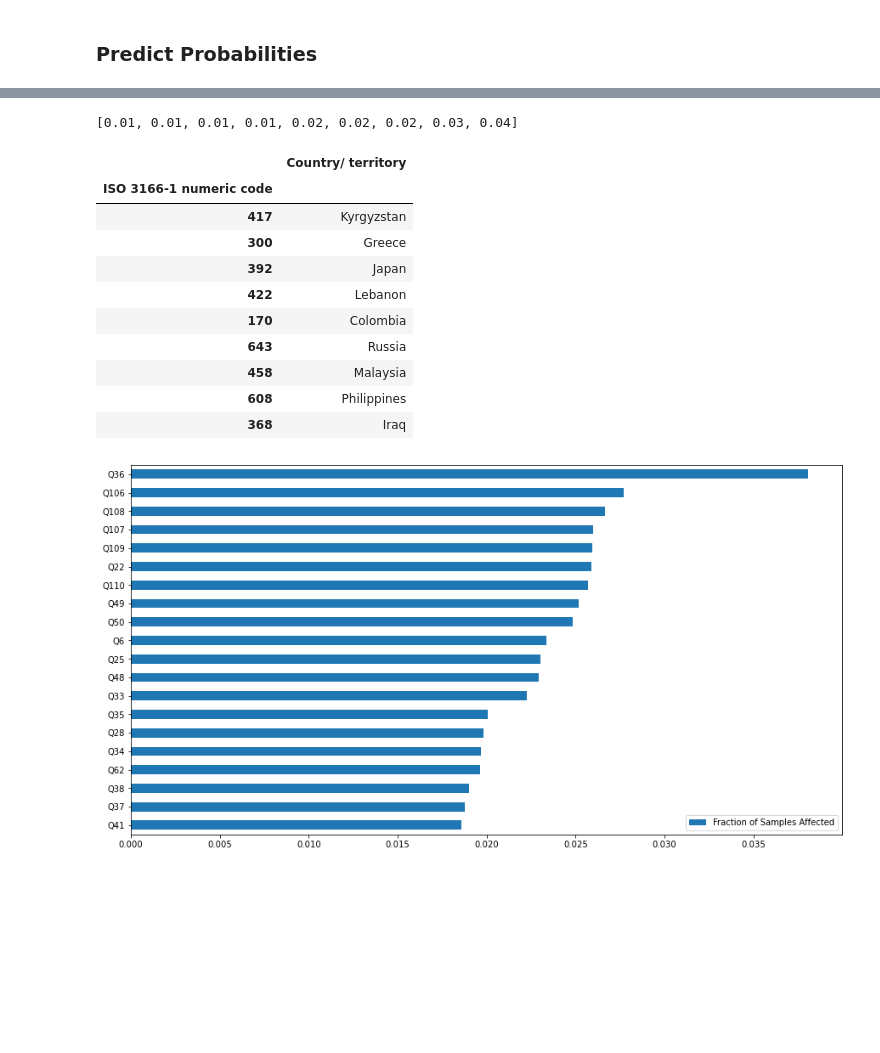
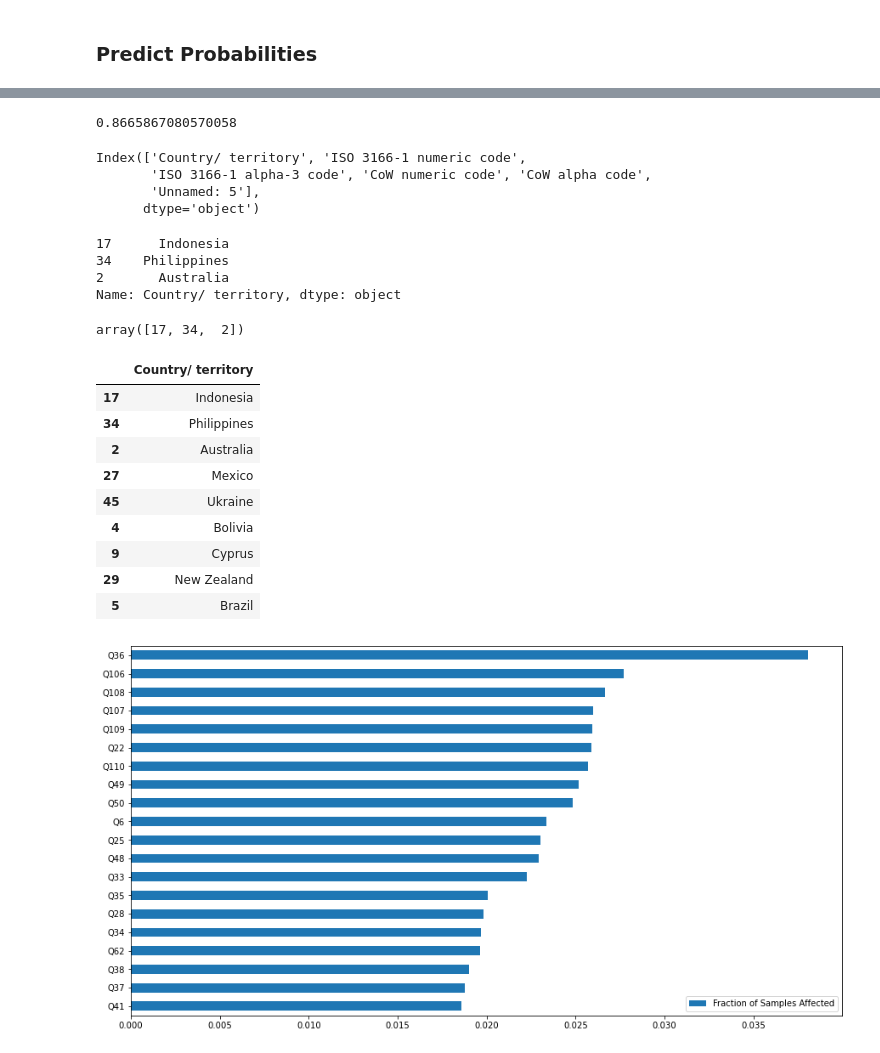
Before and after one commit to vmccready/world-values-analysis, a Jupyter notebook: exploration.ipynb, the cells around one changed output, grey strips where cells are left out. Drawn from its saved outputs; the diff is of its cells as text; code cells hidden in the pictures; blank space fills up the shorter version.

Commit message:
create function that returns top 5 results. Create data section of readme

```diff
--- a/exploration.ipynb
+++ b/exploration.ipynb
@@ -63,11 +89,13 @@ X_train.shape
 (56693, 63)
 # %%
 # Train and fit model
-rf = RandomForestClassifier(n_estimators=100,
+rf = RandomForestClassifier(n_estimators=300,
                             max_features='sqrt',
                             min_samples_split=2,
                             min_samples_leaf=1,
-                            random_state=0)
+                            bootstrap=False,
+                            random_state=0,
+                            n_jobs=-1)
 rf.fit(X_train, y_train)
 
 # Test Prediction
@@ -99,6 +131,3 @@ Fitting 5 folds for each of 12 candidates, totalling 60 fits
 best parameters: {'bootstrap': False, 'max_depth': None, 'max_features': 'sqrt', 'min_samples_leaf': 1, 'min_samples_split': 2, 'random_state': 1}
 # %% [markdown]
 ### Predict Probabilities
-# %%
-variables = pd.read_excel('data/F00011221-WVS-7_Variables_Report_Annex.xlsx')
-country = variables[['Country/ territory', 'ISO 3166-1 numeric code']].set_index('ISO 3166-1 numeric code')
@@ -112,21 +157,38 @@ Name: 20, dtype: object
+# %%
+np.sum(in_top5)/len(y_test)
+# %% [output]
+0.8665867080570058
+# %%
+variables.columns
+# %% [output]
+Index(['Country/ territory', 'ISO 3166-1 numeric code',
+       'ISO 3166-1 alpha-3 code', 'CoW numeric code', 'CoW alpha code',
+       'Unnamed: 5'],
+      dtype='object')
+# %%
+variables['Country/ territory'][probs.argsort()[0, -1:-4:-1]]
+# %% [output]
+17      Indonesia
+34    Philippines
+2       Australia
+Name: Country/ territory, dtype: object
+# %%
+probs.argsort()[0, -1:-4:-1]
+# %% [output]
+array([17, 34,  2])
 # %%
-sorted(probs[200])[-10:-1]
+country.iloc[probs[0].argsort()[-1:-10:-1]]
 # %% [output]
-[0.01, 0.01, 0.01, 0.01, 0.02, 0.02, 0.02, 0.03, 0.04]
+|  | Country/ territory |
+| 17 | Indonesia |
+| 34 | Philippines |
+| 2 | Australia |
+| 27 | Mexico |
+| 45 | Ukraine |
+| 4 | Bolivia |
+| 9 | Cyprus |
+| 29 | New Zealand |
+| 5 | Brazil |
-# %%
-country.iloc[probs[200].argsort()[-10:-1]]
-# %% [output]
-|  | Country/ territory |
-| ISO 3166-1 numeric code |  |
-| 417 | Kyrgyzstan |
-| 300 | Greece |
-| 392 | Japan |
-| 422 | Lebanon |
-| 170 | Colombia |
-| 643 | Russia |
-| 458 | Malaysia |
-| 608 | Philippines |
-| 368 | Iraq |
 # %%
 # Plot the feature importance
 feat_scores = pd.DataFrame({'Fraction of Samples Affected' : rf.feature_importances_},
```
Also changed, not shown: parts of 20 cells of this notebook, 2 other files.
